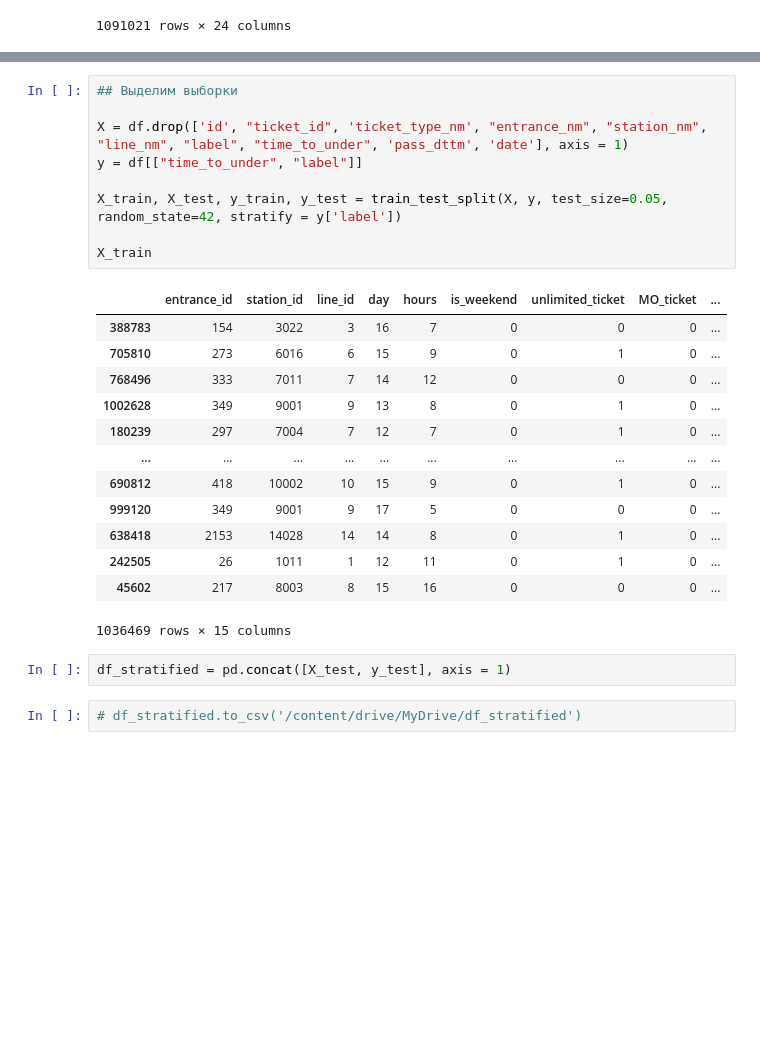
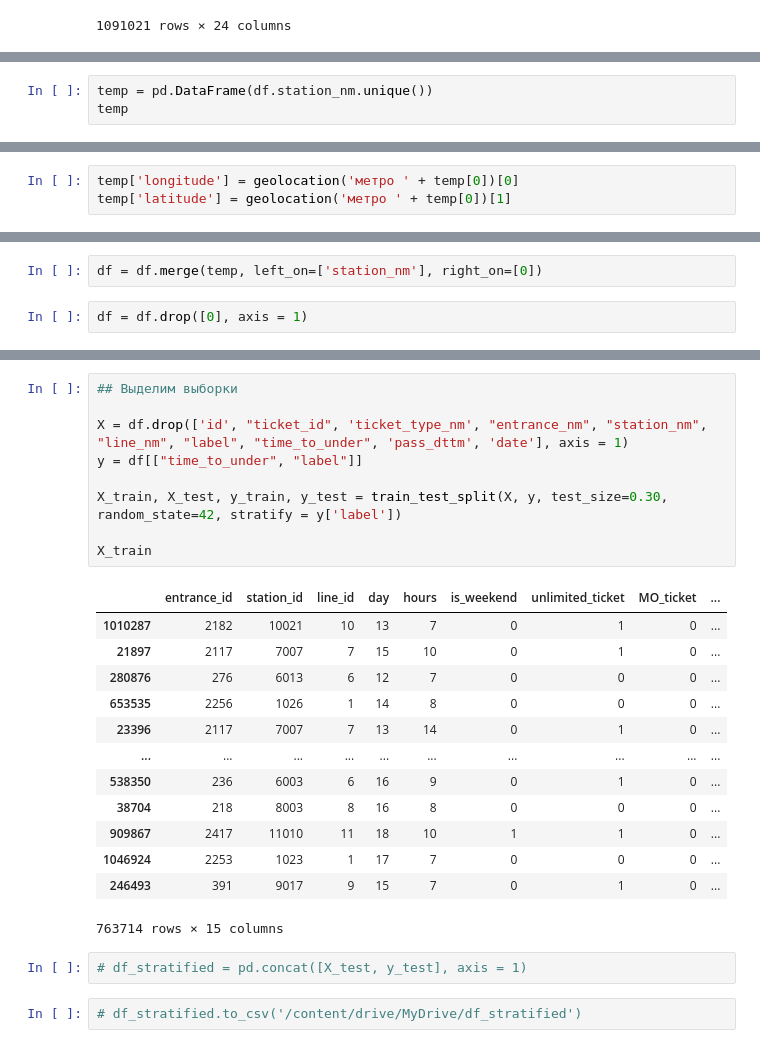
Before and after one commit to varvaraptl/itinerary_forecast, a Jupyter notebook: moscow_metro_predict.ipynb, the cells around one changed output, grey strips where cells are left out. Cells and saved outputs as stored; diff of their text form; blank space fills up the shorter version.

Commit message:
stations coordinates added

```diff
--- a/moscow_metro_predict.ipynb
+++ b/moscow_metro_predict.ipynb
@@ -641,0 +662,3 @@ df
+# %%
+temp = pd.DataFrame(df.station_nm.unique())
+temp
@@ -641,0 +679,3 @@ df
+# %%
+temp['longitude'] = geolocation('метро ' + temp[0])[0]
+temp['latitude'] = geolocation('метро ' + temp[0])[1]
@@ -641,0 +698,4 @@ df
+# %%
+df = df.merge(temp, left_on=['station_nm'], right_on=[0])
+# %%
+df = df.drop([0], axis = 1)
@@ -642,28 +724,28 @@ df
 # %%
 ## Выделим выборки
 
 X = df.drop(['id', "ticket_id", 'ticket_type_nm', "entrance_nm", "station_nm", "line_nm", "label", "time_to_under", 'pass_dttm', 'date'], axis = 1)
 y = df[["time_to_under", "label"]]
 
-X_train, X_test, y_train, y_test = train_test_split(X, y, test_size=0.05, random_state=42, stratify = y['label'])
+X_train, X_test, y_train, y_test = train_test_split(X, y, test_size=0.30, random_state=42, stratify = y['label'])
 
 X_train
 # %% [output]
 |  | entrance_id | station_id | line_id | day | hours | is_weekend | unlimited_ticket | MO_ticket | ... |
-| 388783 | 154 | 3022 | 3 | 16 | 7 | 0 | 0 | 0 | ... |
-| 705810 | 273 | 6016 | 6 | 15 | 9 | 0 | 1 | 0 | ... |
-| 768496 | 333 | 7011 | 7 | 14 | 12 | 0 | 0 | 0 | ... |
-| 1002628 | 349 | 9001 | 9 | 13 | 8 | 0 | 1 | 0 | ... |
-| 180239 | 297 | 7004 | 7 | 12 | 7 | 0 | 1 | 0 | ... |
+| 1010287 | 2182 | 10021 | 10 | 13 | 7 | 0 | 1 | 0 | ... |
+| 21897 | 2117 | 7007 | 7 | 15 | 10 | 0 | 1 | 0 | ... |
+| 280876 | 276 | 6013 | 6 | 12 | 7 | 0 | 0 | 0 | ... |
+| 653535 | 2256 | 1026 | 1 | 14 | 8 | 0 | 0 | 0 | ... |
+| 23396 | 2117 | 7007 | 7 | 13 | 14 | 0 | 1 | 0 | ... |
 | ... | ... | ... | ... | ... | ... | ... | ... | ... | ... |
-| 690812 | 418 | 10002 | 10 | 15 | 9 | 0 | 1 | 0 | ... |
-| 999120 | 349 | 9001 | 9 | 17 | 5 | 0 | 0 | 0 | ... |
-| 638418 | 2153 | 14028 | 14 | 14 | 8 | 0 | 1 | 0 | ... |
-| 242505 | 26 | 1011 | 1 | 12 | 11 | 0 | 1 | 0 | ... |
-| 45602 | 217 | 8003 | 8 | 15 | 16 | 0 | 0 | 0 | ... |
+| 538350 | 236 | 6003 | 6 | 16 | 9 | 0 | 1 | 0 | ... |
+| 38704 | 218 | 8003 | 8 | 16 | 8 | 0 | 0 | 0 | ... |
+| 909867 | 2417 | 11010 | 11 | 18 | 10 | 1 | 1 | 0 | ... |
+| 1046924 | 2253 | 1023 | 1 | 17 | 7 | 0 | 0 | 0 | ... |
+| 246493 | 391 | 9017 | 9 | 15 | 7 | 0 | 1 | 0 | ... |
-1036469 rows × 15 columns
+763714 rows × 15 columns
 # %%
-df_stratified = pd.concat([X_test, y_test], axis = 1)
+# df_stratified = pd.concat([X_test, y_test], axis = 1)
 # %%
 # df_stratified.to_csv('/content/drive/MyDrive/df_stratified')
 # %%
```
Also changed, not shown: parts of 28 cells of this notebook.
